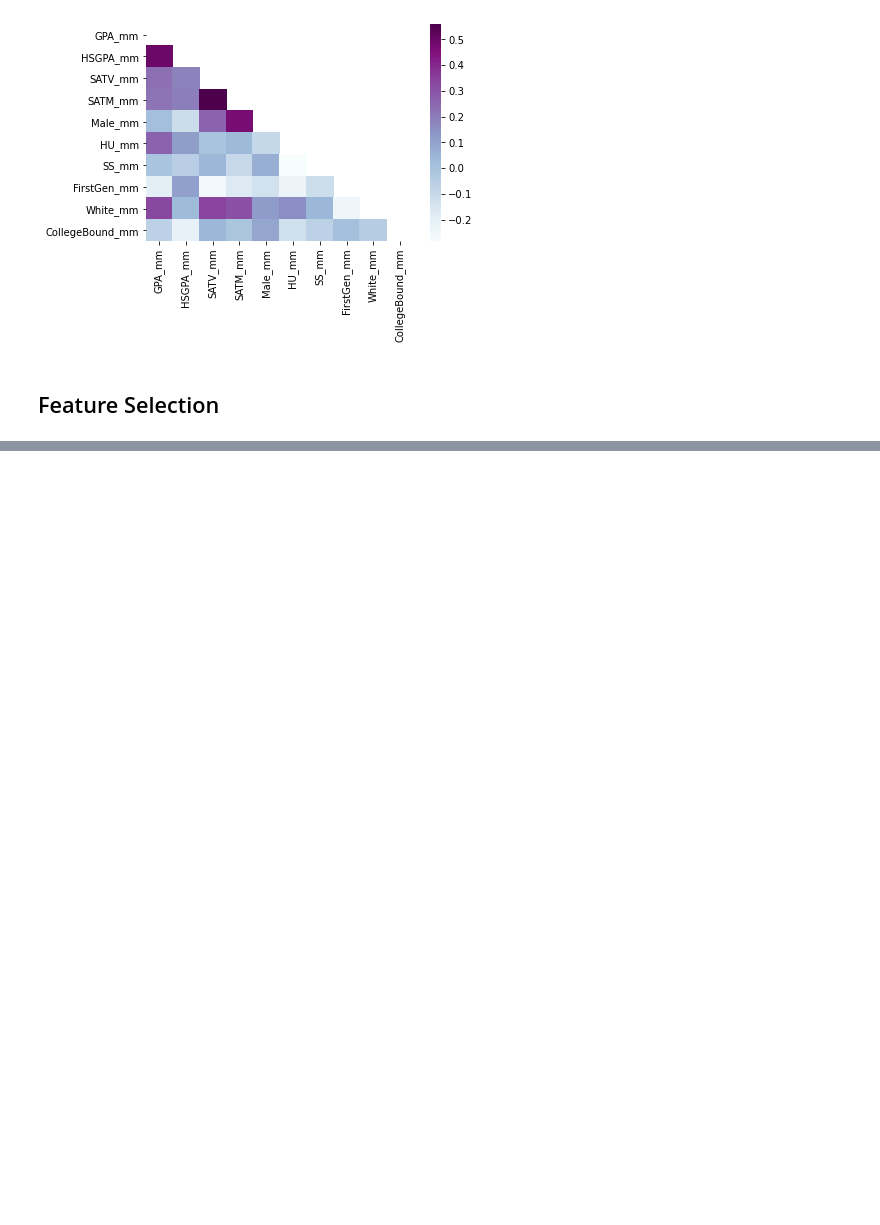
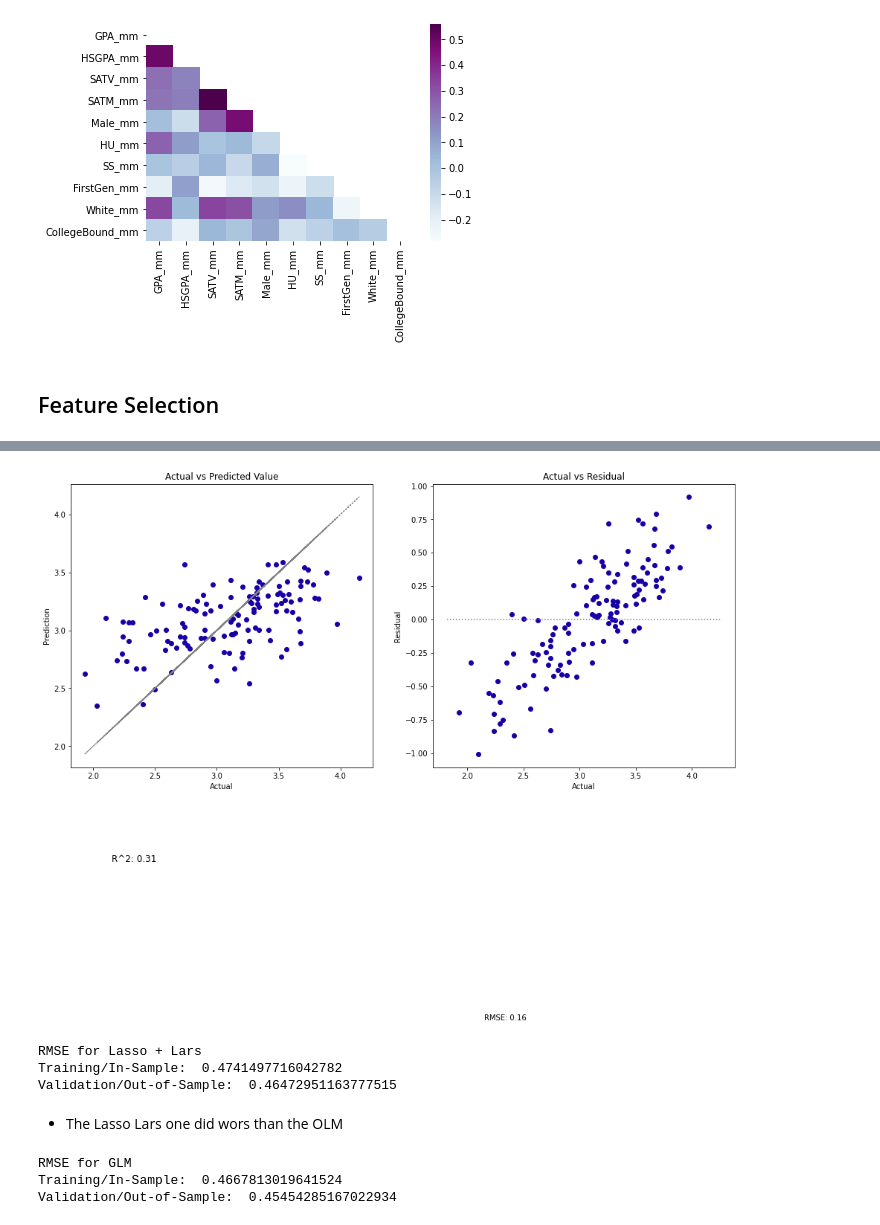
Before and after one commit to HeatherOrtegaMcMillan/regression-exercises, a Jupyter notebook: regression_modeling_exercises.ipynb, the cells around one changed output, grey strips where cells are left out. Saved outputs shown, nothing was run; the diff lists cells and outputs as text; code cells hidden in the pictures; blank space fills up the shorter version.

```diff
--- a/regression_modeling_exercises.ipynb
+++ b/regression_modeling_exercises.ipynb
@@ -278,0 +330,6 @@ Name: GPA, dtype: float64
+# %%
+# reset Xtrain with the scaled data that I want to use from feature selection
+
+X_train2 = X_train[feat_list]
+X_validate2 = X_validate[feat_list]
+X_test2 = X_test[feat_list]
@@ -278,0 +356,48 @@ Name: GPA, dtype: float64
+# %%
+ev.plot_the_dots(y_train, X_train.model1_pred, y_train - X_train.model1_pred)
+# %% [output]
+[figure, added]
+# %%
+# model LassoLars
+
+lars = LassoLars(alpha = 1.0)
+
+lars.fit(X_train2, y_train)
+
+X_train['model2_pred'] = lars.predict(X_train2)
+
+rmse_train = mean_squared_error(y_train, X_train.model2_pred, squared = False)
+
+X_validate['model2_pred'] = lars.predict(X_validate2)
+
+rmse_validate = mean_squared_error(y_validate, X_validate.model2_pred, squared=False)
+
+print("RMSE for Lasso + Lars\nTraining/In-Sample: ", rmse_train,
+      "\nValidation/Out-of-Sample: ", rmse_validate)
+# %% [output]
+RMSE for Lasso + Lars
+Training/In-Sample:  0.4741497716042782
+Validation/Out-of-Sample:  0.46472951163777515
+# %% [markdown]
+- The Lasso Lars one did wors than the OLM
+# %%
+# model Tweedie Regressor GLM
+
+glm = TweedieRegressor(alpha=1.0, power=0.0)
+
+glm.fit(X_train2, y_train)
+
+X_train['model3_pred'] = glm.predict(X_train2)
+
+rmse_train = mean_squared_error(y_train, X_train.model3_pred, squared=False)
+
+X_validate['model3_pred'] = glm.predict(X_validate2)
+
+rmse_validate = mean_squared_error(y_validate, X_validate.model3_pred, squared=False)
+
+print("RMSE for GLM\nTraining/In-Sample: ", rmse_train,
+      "\nValidation/Out-of-Sample: ", rmse_validate)
+# %% [output]
+RMSE for GLM
+Training/In-Sample:  0.4667813019641524
+Validation/Out-of-Sample:  0.45454285167022934
```
Also changed, not shown: parts of 24 cells of this notebook.
